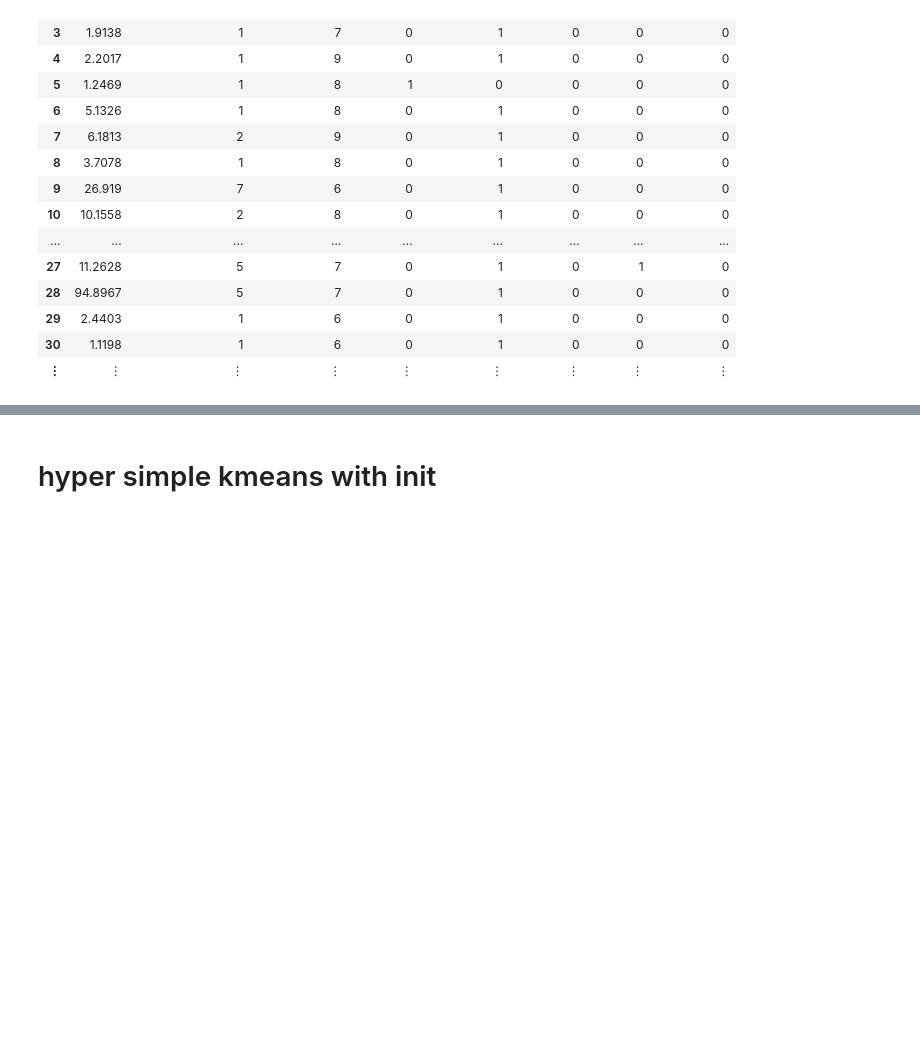
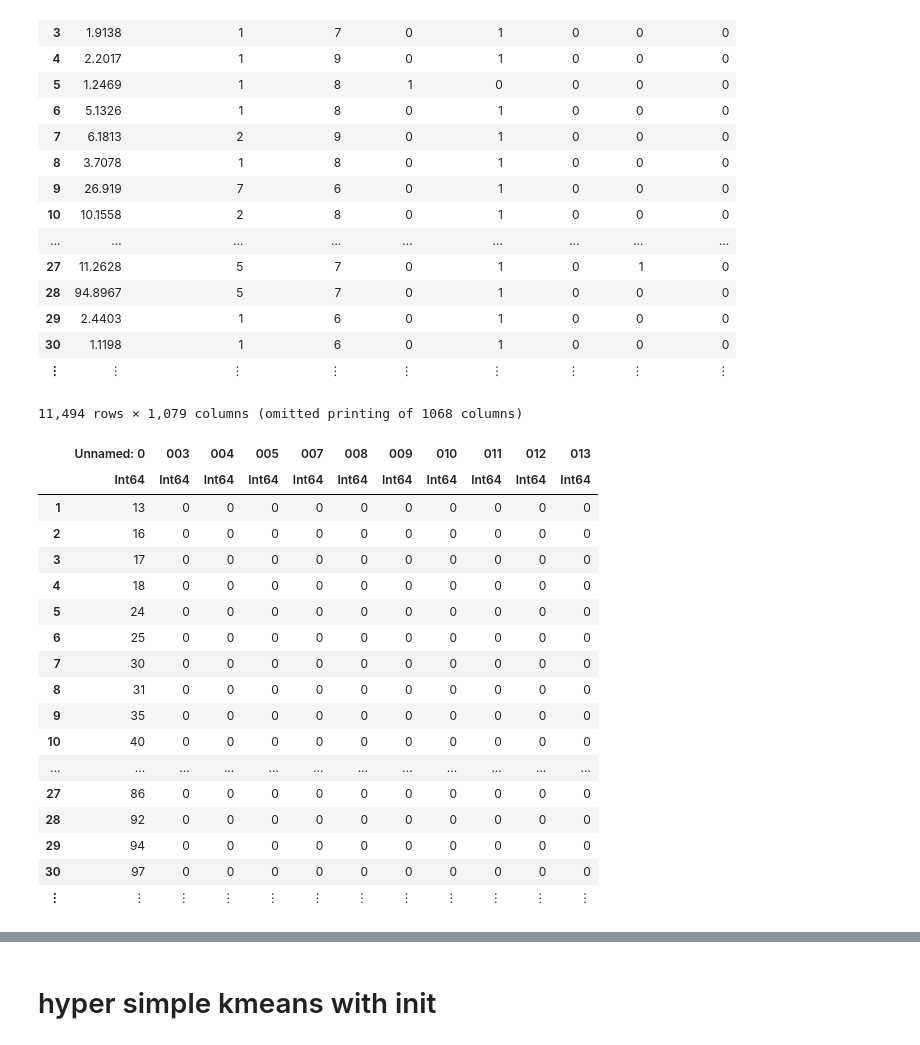
Before and after one commit to kathy908000/Health-Care-Research, a Jupyter notebook: code/glrm_kmeans_hypertension.ipynb, the cells around one changed output, grey strips where cells are left out. Cells and saved outputs as stored; diff of their text form; code cells hidden in the pictures; blank space fills up the shorter version.

```diff
--- a/code/glrm_kmeans_hypertension.ipynb
+++ b/code/glrm_kmeans_hypertension.ipynb
@@ -96,0 +164,22 @@ diabetesdrg
+# %%
+hypernomissing = dropmissing(hyper)
+# %% [output]
+11,494 rows × 1,079 columns (omitted printing of 1068 columns)
+|  | Unnamed: 0 | 003 | 004 | 005 | 007 | 008 | 009 | 010 | 011 | 012 | 013 |
+|  | Int64 | Int64 | Int64 | Int64 | Int64 | Int64 | Int64 | Int64 | Int64 | Int64 | Int64 |
+| 1 | 13 | 0 | 0 | 0 | 0 | 0 | 0 | 0 | 0 | 0 | 0 |
+| 2 | 16 | 0 | 0 | 0 | 0 | 0 | 0 | 0 | 0 | 0 | 0 |
+| 3 | 17 | 0 | 0 | 0 | 0 | 0 | 0 | 0 | 0 | 0 | 0 |
+| 4 | 18 | 0 | 0 | 0 | 0 | 0 | 0 | 0 | 0 | 0 | 0 |
+| 5 | 24 | 0 | 0 | 0 | 0 | 0 | 0 | 0 | 0 | 0 | 0 |
+| 6 | 25 | 0 | 0 | 0 | 0 | 0 | 0 | 0 | 0 | 0 | 0 |
+| 7 | 30 | 0 | 0 | 0 | 0 | 0 | 0 | 0 | 0 | 0 | 0 |
+| 8 | 31 | 0 | 0 | 0 | 0 | 0 | 0 | 0 | 0 | 0 | 0 |
+| 9 | 35 | 0 | 0 | 0 | 0 | 0 | 0 | 0 | 0 | 0 | 0 |
+| 10 | 40 | 0 | 0 | 0 | 0 | 0 | 0 | 0 | 0 | 0 | 0 |
+| ... | ... | ... | ... | ... | ... | ... | ... | ... | ... | ... | ... |
+| 27 | 86 | 0 | 0 | 0 | 0 | 0 | 0 | 0 | 0 | 0 | 0 |
+| 28 | 92 | 0 | 0 | 0 | 0 | 0 | 0 | 0 | 0 | 0 | 0 |
+| 29 | 94 | 0 | 0 | 0 | 0 | 0 | 0 | 0 | 0 | 0 | 0 |
+| 30 | 97 | 0 | 0 | 0 | 0 | 0 | 0 | 0 | 0 | 0 | 0 |
+| ⋮ | ⋮ | ⋮ | ⋮ | ⋮ | ⋮ | ⋮ | ⋮ | ⋮ | ⋮ | ⋮ | ⋮ |
```
Also changed, not shown: parts of 15 cells of this notebook, 1 other file.
